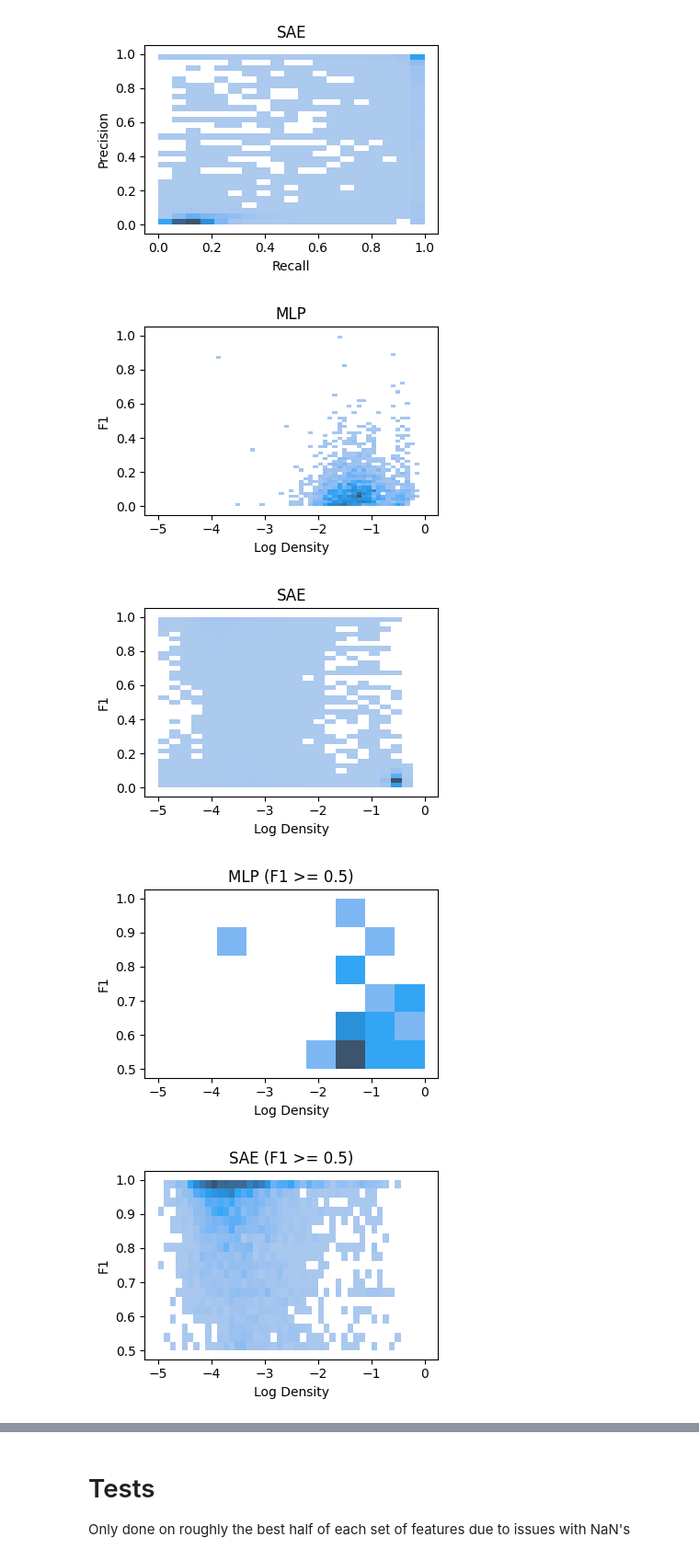
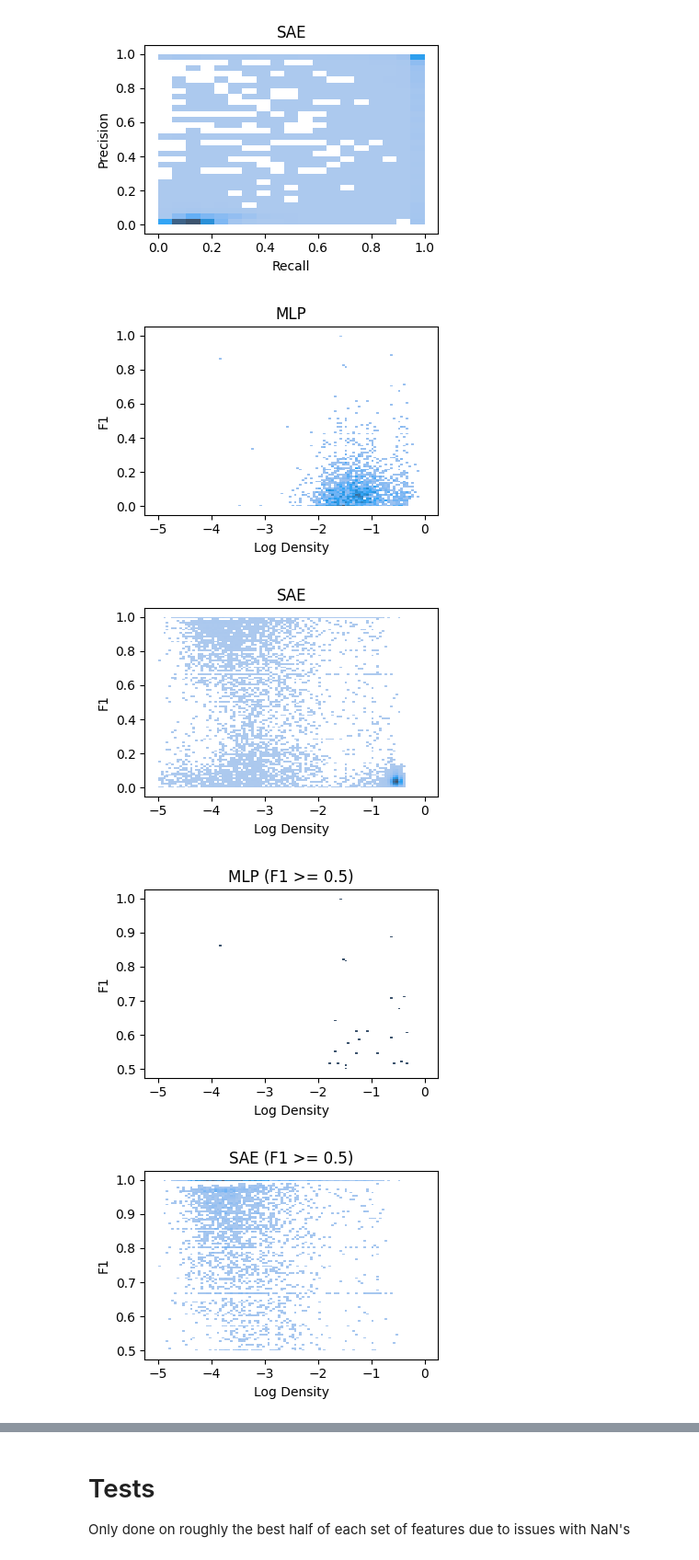
Before and after one commit to albertsgarde/thesis, a Jupyter notebook: sandbox/bootstrap.ipynb, the cells around one changed output, grey strips where cells are left out. Shown at 92% size. Saved outputs shown, nothing was run; the diff lists cells and outputs as text; code cells hidden in the pictures.

```diff
--- a/sandbox/bootstrap.ipynb
+++ b/sandbox/bootstrap.ipynb
@@ -366,6 +358,7 @@ plots = [
             data=notnull_df[notnull_df["group"].eq("mlp")],
             x="log_density",
             y="firing_f1",
+            bins=100,
             binrange=((-5, 0), (0, 1)),
             ax=ax,
         ),
@@ -379,6 +372,7 @@ plots = [
             data=notnull_df[notnull_df["group"].eq("sae")],
             x="log_density",
             y="firing_f1",
+            bins=100,
             binrange=((-5, 0), (0, 1)),
             ax=ax,
         ),
@@ -390,34 +384,36 @@ plots = [
     Plot(
         lambda ax: sns.histplot(
             data=good_df[good_df["group"].eq("mlp")],
             x="log_density",
             y="firing_f1",
+            bins=100,
             binrange=((-5, 0), (0.5, 1)),
             ax=ax,
         ),
         "MLP (F1 >= 0.5)",
         "Log Density",
         "F1",
         "density_f1_mlp_good",
     ),
     Plot(
         lambda ax: sns.histplot(
             data=good_df[good_df["group"].eq("sae")],
             x="log_density",
             y="firing_f1",
+            bins=100,
             binrange=((-5, 0), (0.5, 1)),
             ax=ax,
         ),
         "SAE (F1 >= 0.5)",
         "Log Density",
         "F1",
         "density_f1_sae_good",
     ),
 ]
 
 plot_all(plots, figsize=(4, 3), save=figure_path)
 # %% [output]
-[figure, old version]
+[figure, new version]
-[figure, old version]
+[figure, new version]
-[figure, old version]
+[figure, new version]
-[figure, old version]
+[figure, new version]
```
Also changed, not shown: parts of 6 cells of this notebook.
